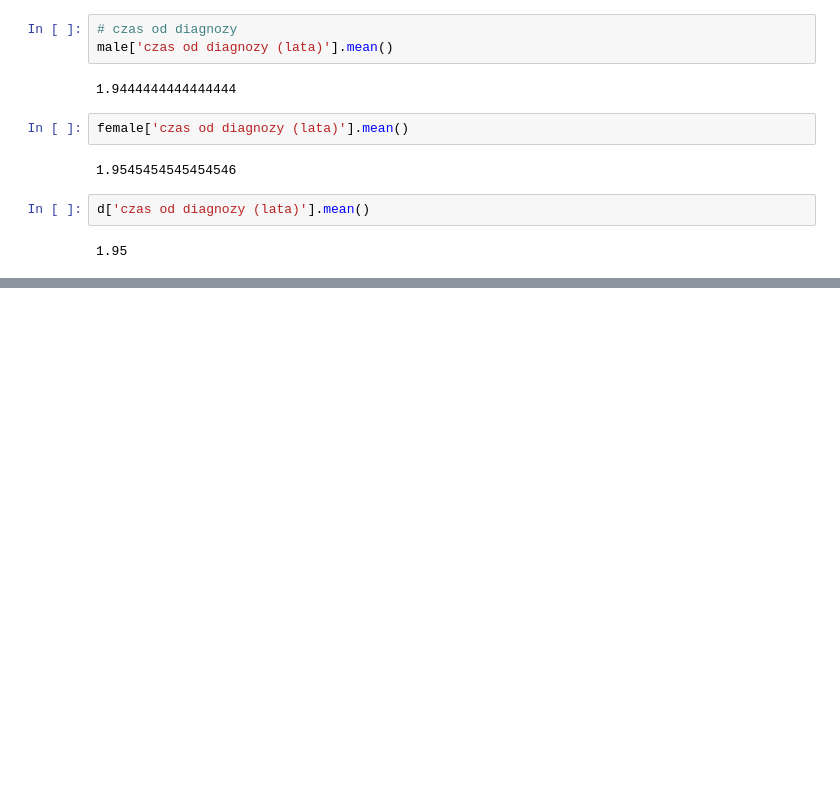
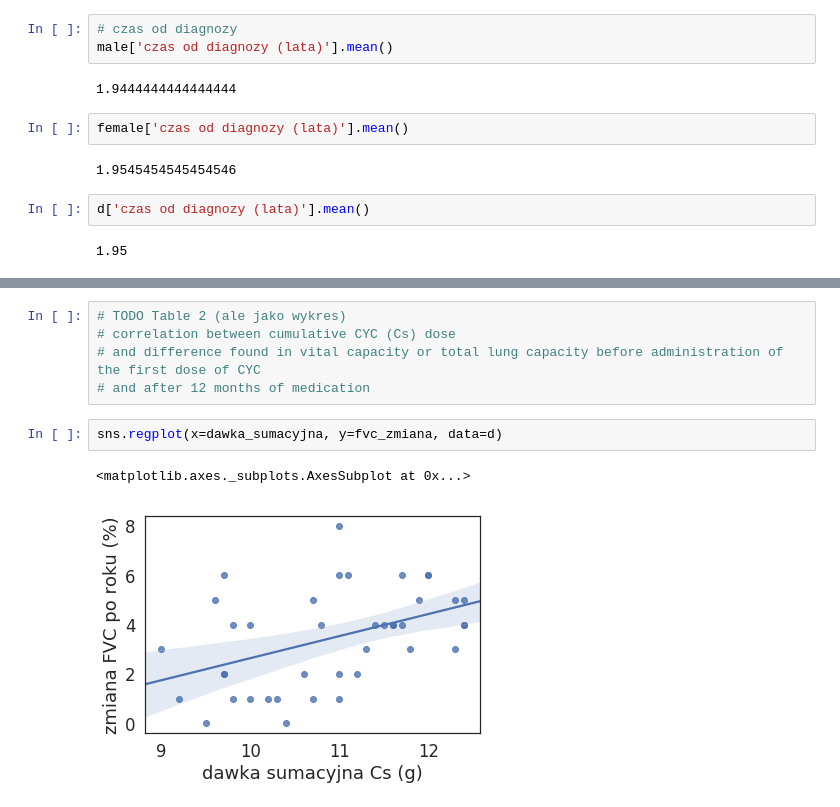
Before and after one commit to butla/experiments, a Jupyter notebook: jupyter_notebook/choroba_srodmiazszowa.ipynb, the cells around one changed output, grey strips where cells are left out. Drawn from its saved outputs; the diff is of its cells as text; blank space fills up the shorter version.

Commit message:
Jupyter: figuring out some more charts.

```diff
--- a/jupyter_notebook/choroba_srodmiazszowa.ipynb
+++ b/jupyter_notebook/choroba_srodmiazszowa.ipynb
@@ -180,0 +193,10 @@ Text(0.5, 1.0, 'grupa badana')
+# %%
+# TODO Table 2 (ale jako wykres)
+# correlation between cumulative CYC (Cs) dose
+# and difference found in vital capacity or total lung capacity before administration of the first dose of CYC
+# and after 12 months of medication
+# %%
+sns.regplot(x=dawka_sumacyjna, y=fvc_zmiana, data=d)
+# %% [output]
+<matplotlib.axes._subplots.AxesSubplot at 0x...>
+[figure, added]
```
Also changed, not shown: parts of 12 cells of this notebook, 1 other file.
